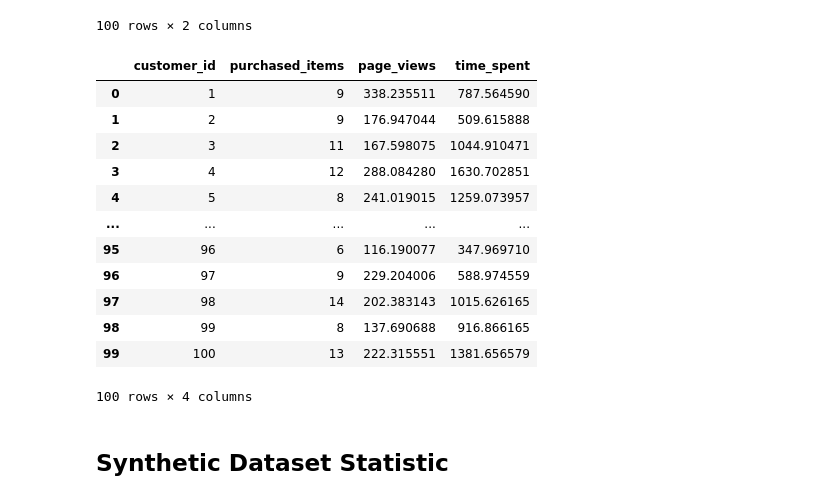
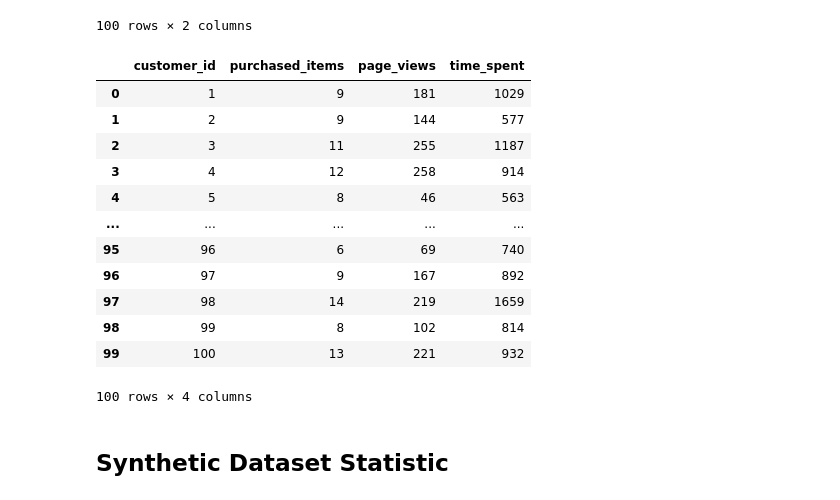
Before and after one commit to kangsyahrul/skilvul-recommender-system, a Jupyter notebook: notebooks/datasets-fashion.ipynb, the cells around one changed output. Drawn from its saved outputs; the diff is of its cells as text; code cells hidden in the pictures.

```diff
--- a/notebooks/datasets-fashion.ipynb
+++ b/notebooks/datasets-fashion.ipynb
@@ -192,37 +192,37 @@ df_interaction
 # %%
 def clip_value(val, val_min, val_max):
     return max(val_min, val)
     # return max(val_min, min(val_max, val))
 
 def synthetic_value(n, mean_std_min_max, clip=False):
     mean, std, min_, max_ = mean_std_min_max
     val = n * np.random.normal(mean, std)
     if clip:
-        return clip_value(val, min_, max_)
-    return val
+        val = clip_value(val, min_, max_)
+    return int(val)
 
 
 df_interaction['page_views'] = df_interaction['purchased_items'].apply(
     lambda n: synthetic_value(n, df_stat['views_per_purchase'].agg(['mean', 'std', 'min', 'max']).values, clip=True)
 )
 df_interaction['time_spent'] = df_interaction['purchased_items'].apply(
     lambda n: synthetic_value(n, df_stat['time_per_purchase'].agg(['mean', 'std', 'min', 'max']).values, clip=True)
 )
 df_interaction.drop(columns=['purchased_items']).to_csv('../datasets/fashion/customer_interactions.csv', index=False)
 df_interaction
 # %% [output]
 |  | customer_id | purchased_items | page_views | time_spent |
-| 0 | 1 | 9 | 338.235511 | 787.564590 |
-| 1 | 2 | 9 | 176.947044 | 509.615888 |
-| 2 | 3 | 11 | 167.598075 | 1044.910471 |
-| 3 | 4 | 12 | 288.084280 | 1630.702851 |
-| 4 | 5 | 8 | 241.019015 | 1259.073957 |
+| 0 | 1 | 9 | 181 | 1029 |
+| 1 | 2 | 9 | 144 | 577 |
+| 2 | 3 | 11 | 255 | 1187 |
+| 3 | 4 | 12 | 258 | 914 |
+| 4 | 5 | 8 | 46 | 563 |
 | ... | ... | ... | ... | ... |
-| 95 | 96 | 6 | 116.190077 | 347.969710 |
-| 96 | 97 | 9 | 229.204006 | 588.974559 |
-| 97 | 98 | 14 | 202.383143 | 1015.626165 |
-| 98 | 99 | 8 | 137.690688 | 916.866165 |
-| 99 | 100 | 13 | 222.315551 | 1381.656579 |
+| 95 | 96 | 6 | 69 | 740 |
+| 96 | 97 | 9 | 167 | 892 |
+| 97 | 98 | 14 | 219 | 1659 |
+| 98 | 99 | 8 | 102 | 814 |
+| 99 | 100 | 13 | 221 | 932 |
 100 rows × 4 columns
 # %% [markdown]
 ## Synthetic Dataset Statistic
```
Also changed, not shown: parts of 10 cells of this notebook, 15 other files.
